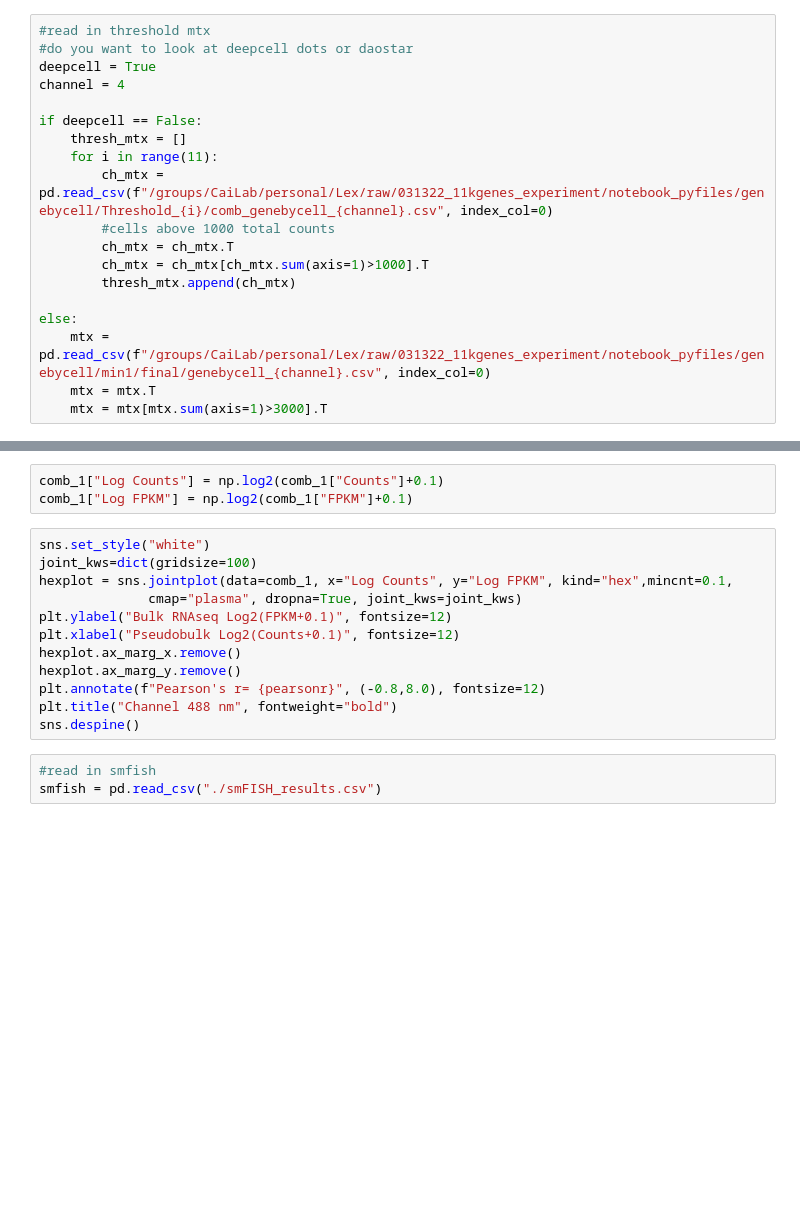
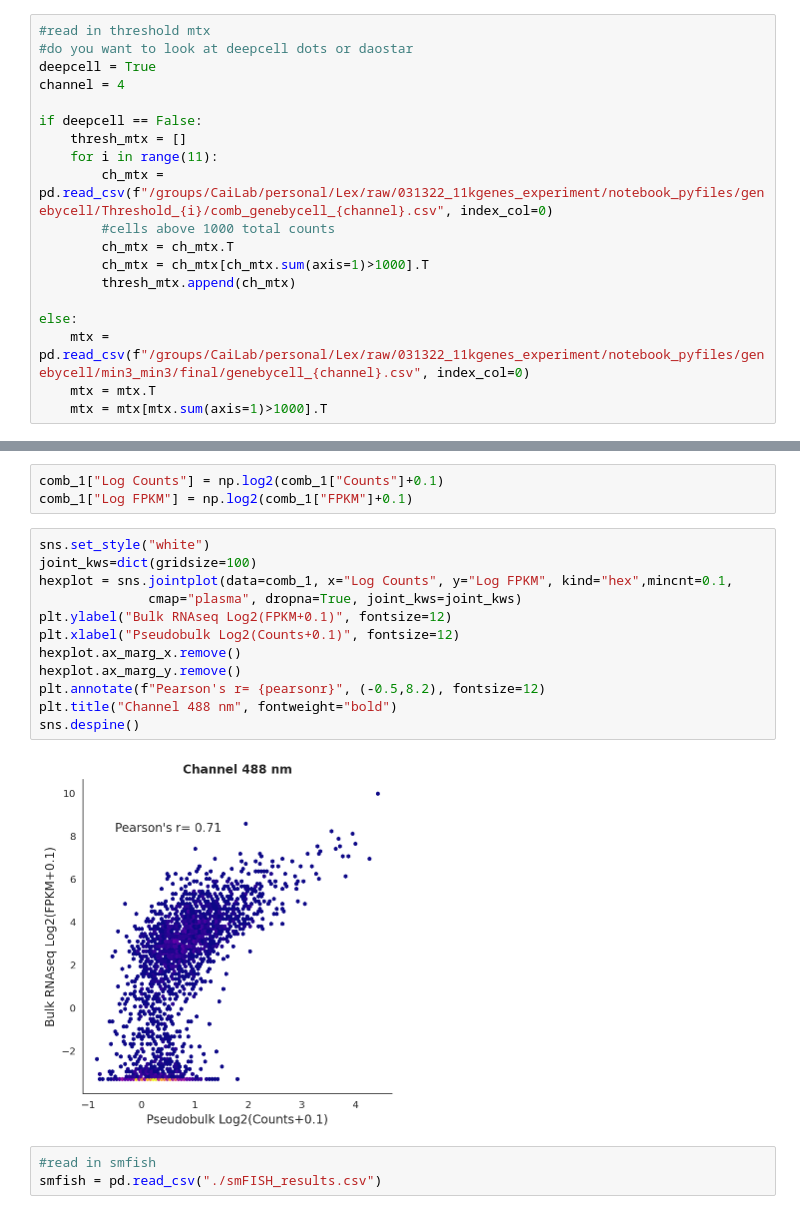
Before and after one commit to CaiGroup/pyfish_tools, a Jupyter notebook: post_analysis_files/post_analysis.ipynb, the cells around one changed output, grey strips where cells are left out. Saved outputs shown, nothing was run; the diff lists cells and outputs as text; blank space fills up the shorter version.

```diff
--- a/post_analysis_files/post_analysis.ipynb
+++ b/post_analysis_files/post_analysis.ipynb
@@ -26,9 +26,9 @@ if deepcell == False:
         thresh_mtx.append(ch_mtx)
 
 else:
-    mtx = pd.read_csv(f"/groups/CaiLab/personal/Lex/raw/031322_11kgenes_experiment/notebook_pyfiles/genebycell/min1/final/genebycell_{channel}.csv", index_col=0)
+    mtx = pd.read_csv(f"/groups/CaiLab/personal/Lex/raw/031322_11kgenes_experiment/notebook_pyfiles/genebycell/min3_min3/final/genebycell_{channel}.csv", index_col=0)
     mtx = mtx.T
-    mtx = mtx[mtx.sum(axis=1)>3000].T
+    mtx = mtx[mtx.sum(axis=1)>1000].T
 # %%
 #read in rnaseq data
 rnaseq_1 = pd.read_csv("./RNAseq_files/nih3t3_FPKM.csv")
@@ -119,15 +200,17 @@ comb_1["Log FPKM"] = np.log2(comb_1["FPKM"]+0.1)
 # %%
 sns.set_style("white")
 joint_kws=dict(gridsize=100)
 hexplot = sns.jointplot(data=comb_1, x="Log Counts", y="Log FPKM", kind="hex",mincnt=0.1,
               cmap="plasma", dropna=True, joint_kws=joint_kws)
 plt.ylabel("Bulk RNAseq Log2(FPKM+0.1)", fontsize=12)
 plt.xlabel("Pseudobulk Log2(Counts+0.1)", fontsize=12)
 hexplot.ax_marg_x.remove()
 hexplot.ax_marg_y.remove()
-plt.annotate(f"Pearson's r= {pearsonr}", (-0.8,8.0), fontsize=12)
+plt.annotate(f"Pearson's r= {pearsonr}", (-0.5,8.2), fontsize=12)
 plt.title("Channel 488 nm", fontweight="bold")
 sns.despine()
+# %% [output]
+[figure, added]
 # %%
 #read in smfish
 smfish = pd.read_csv("./smFISH_results.csv")
```
Also changed, not shown: parts of 33 cells of this notebook, 9 other files.
